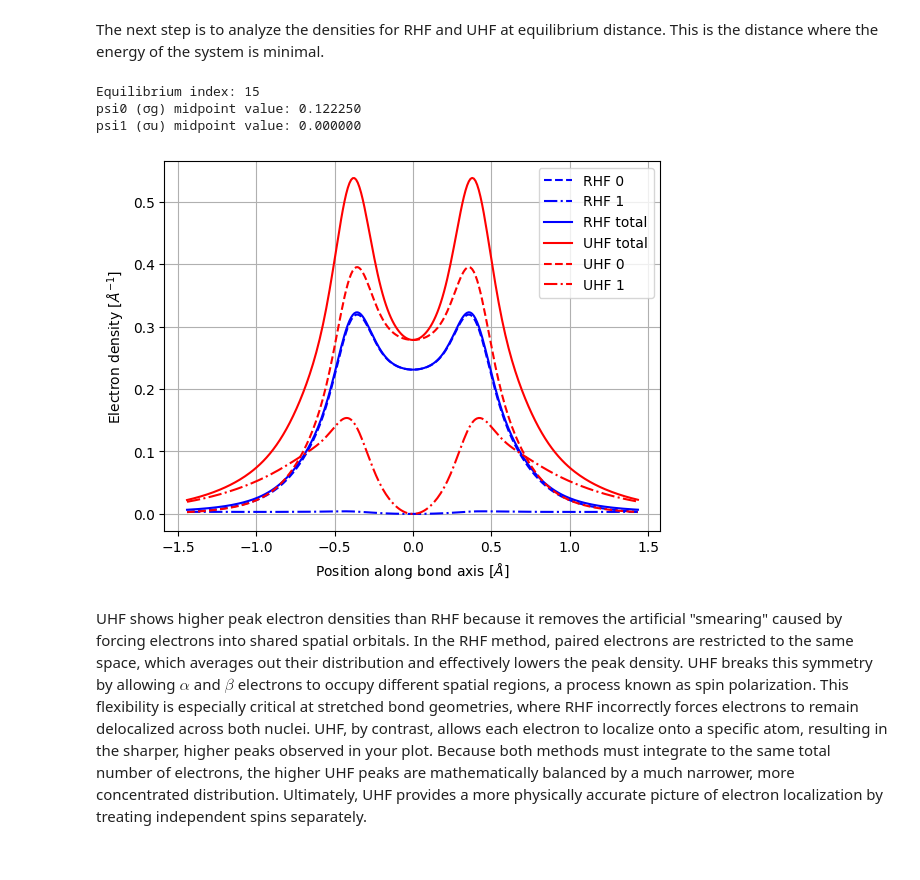
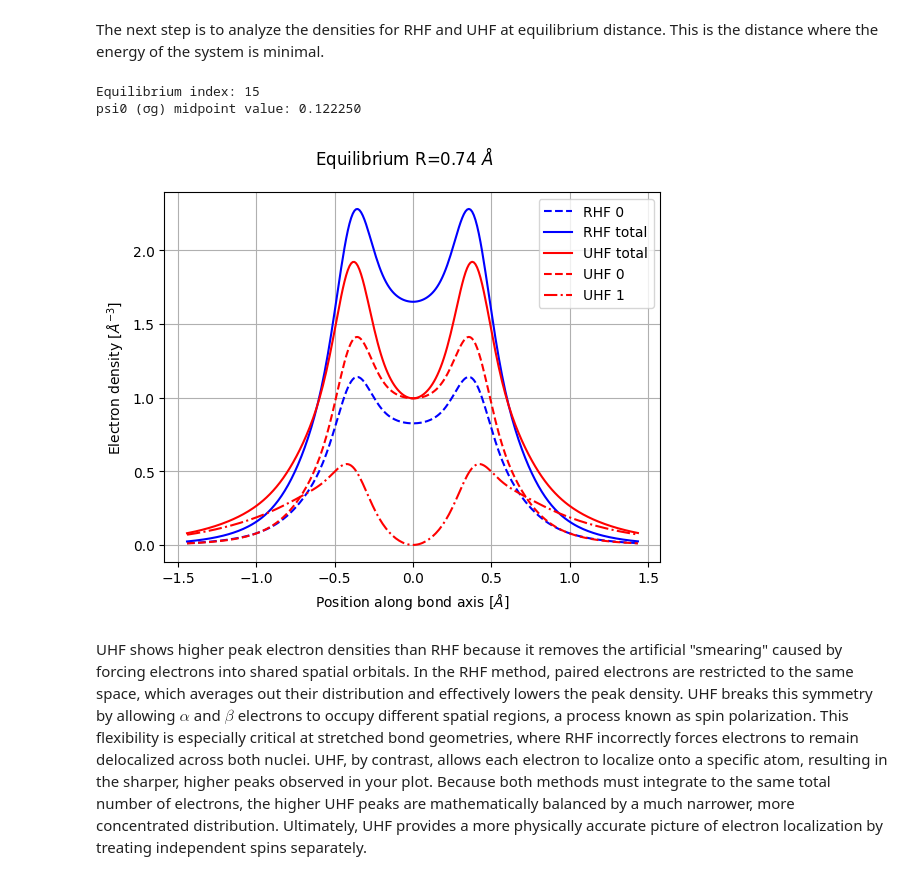
Before and after one commit to gvansan/Computational-Physics-Project-Exam-2026, a Jupyter notebook: Compu_examen.ipynb, the cells around one changed output. Drawn from its saved outputs; the diff is of its cells as text; code cells hidden in the pictures.

```diff
--- a/Compu_examen.ipynb
+++ b/Compu_examen.ipynb
@@ -84,29 +84,28 @@ The next step is to analyze the densities for RHF and UHF at equilibrium distanc
 # %%
 def plot_density():
     plt.close("density")
     fig, ax = plt.subplots(num="density")
     eq_id = analyze_equilibrium_orbitals(datas)["eq_id"]
     data = datas[eq_id]
     zgrid = data["points"][:, 2] * BOHR_TO_ANGSTROM  # to angstrom
 
-    ax.plot(zgrid, data["density0_rhf"] / BOHR_TO_ANGSTROM, "--", label="RHF 0", color="blue")
-    ax.plot(zgrid, data["density1_rhf"]/ BOHR_TO_ANGSTROM, "-.", label="RHF 1", color="blue")
-    ax.plot(zgrid, data["density_rhf"]/ BOHR_TO_ANGSTROM, label="RHF total", color="blue")
-    ax.plot(zgrid, data["density_uhf"]/ BOHR_TO_ANGSTROM, label="UHF total", color="red")
-    ax.plot(zgrid, data["density0_uhf"]/ BOHR_TO_ANGSTROM, "--", label="UHF 0", color="red")
-    ax.plot(zgrid, data["density1_uhf"]/ BOHR_TO_ANGSTROM, "-.", label="UHF 1", color="red")
+    ax.plot(zgrid, data["density0_rhf"] / (BOHR_TO_ANGSTROM**3), "--", label="RHF 0", color="blue")
+    ax.plot(zgrid, data["density_rhf"]/ (BOHR_TO_ANGSTROM**3), label="RHF total", color="blue")
+    ax.plot(zgrid, data["density_uhf"]/ (BOHR_TO_ANGSTROM**3), label="UHF total", color="red")
+    ax.plot(zgrid, data["density0_uhf"]/ (BOHR_TO_ANGSTROM**3), "--", label="UHF 0", color="red")
+    ax.plot(zgrid, data["density1_uhf"]/ (BOHR_TO_ANGSTROM**3), "-.", label="UHF 1", color="red")
     ax.grid()
-    ax.set_xlabel(r"Position along bond axis [$Å$]")
-    ax.set_ylabel(r"Electron density [$Å^{-1}$]")
+    ax.set_xlabel(r"Position along bond axis [$\AA$]")
+    ax.set_ylabel(r"Electron density [$\AA^{-3}$]")
     ax.legend()
+    fig.suptitle(r"Equilibrium R=0.74 $\AA$")
     plt.savefig("Images/densities_RHF_UHF.pdf")
 
 plot_density()
 # %% [output]
 Equilibrium index: 15
 psi0 (σg) midpoint value: 0.122250
-psi1 (σu) midpoint value: 0.000000
-[figure, old version]
+[figure, new version]
 # %% [markdown]
 UHF shows higher peak electron densities than RHF because it removes the artificial "smearing" caused by forcing electrons into shared spatial orbitals. In the RHF method, paired electrons are restricted to the same space, which averages out their distribution and effectively lowers the peak density. UHF breaks this symmetry by allowing $\alpha$ and $\beta$ electrons to occupy different spatial regions, a process known as spin polarization. This flexibility is especially critical at stretched bond geometries, where RHF incorrectly forces electrons to remain delocalized across both nuclei. UHF, by contrast, allows each electron to localize onto a specific atom, resulting in the sharper, higher peaks observed in your plot. Because both methods must integrate to the same total number of electrons, the higher UHF peaks are mathematically balanced by a much narrower, more concentrated distribution. Ultimately, UHF provides a more physically accurate picture of electron localization by treating independent spins separately.
 # %% [markdown]
```
Also changed, not shown: parts of 9 cells of this notebook, 8 other files.
